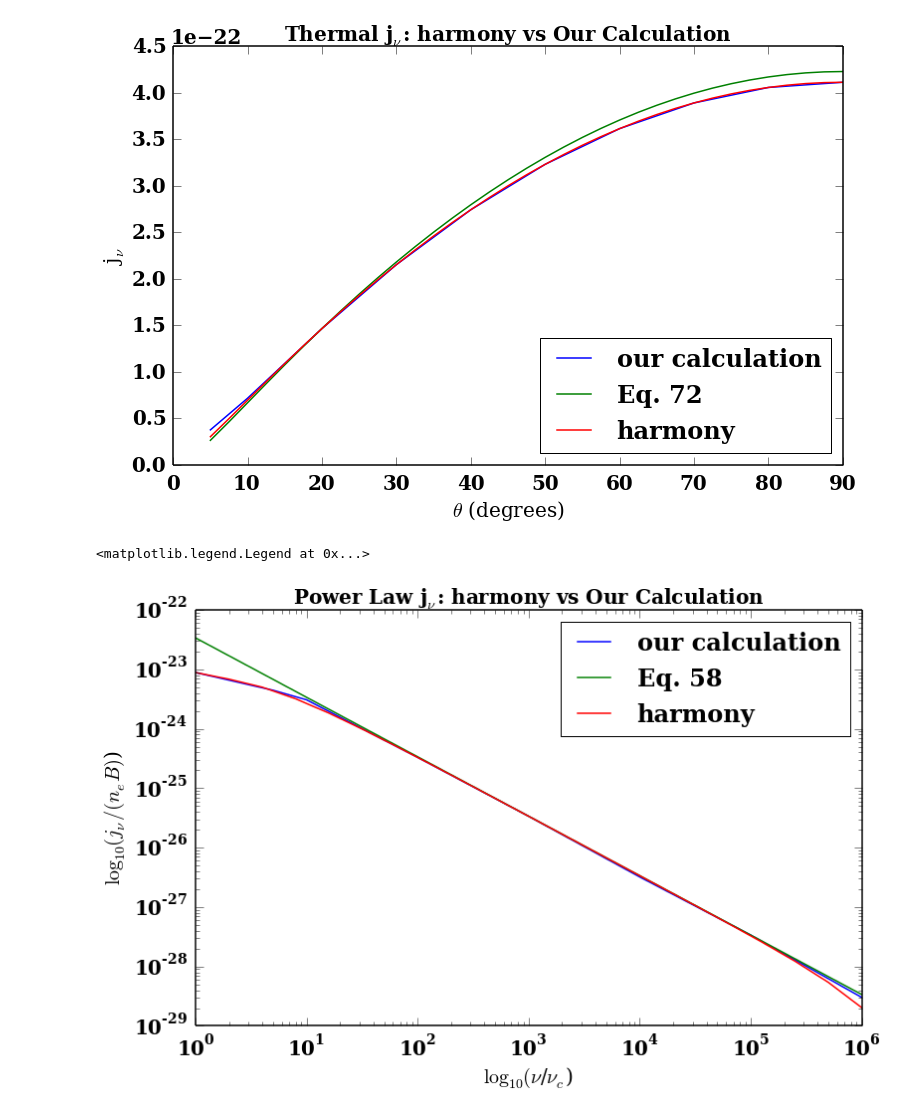
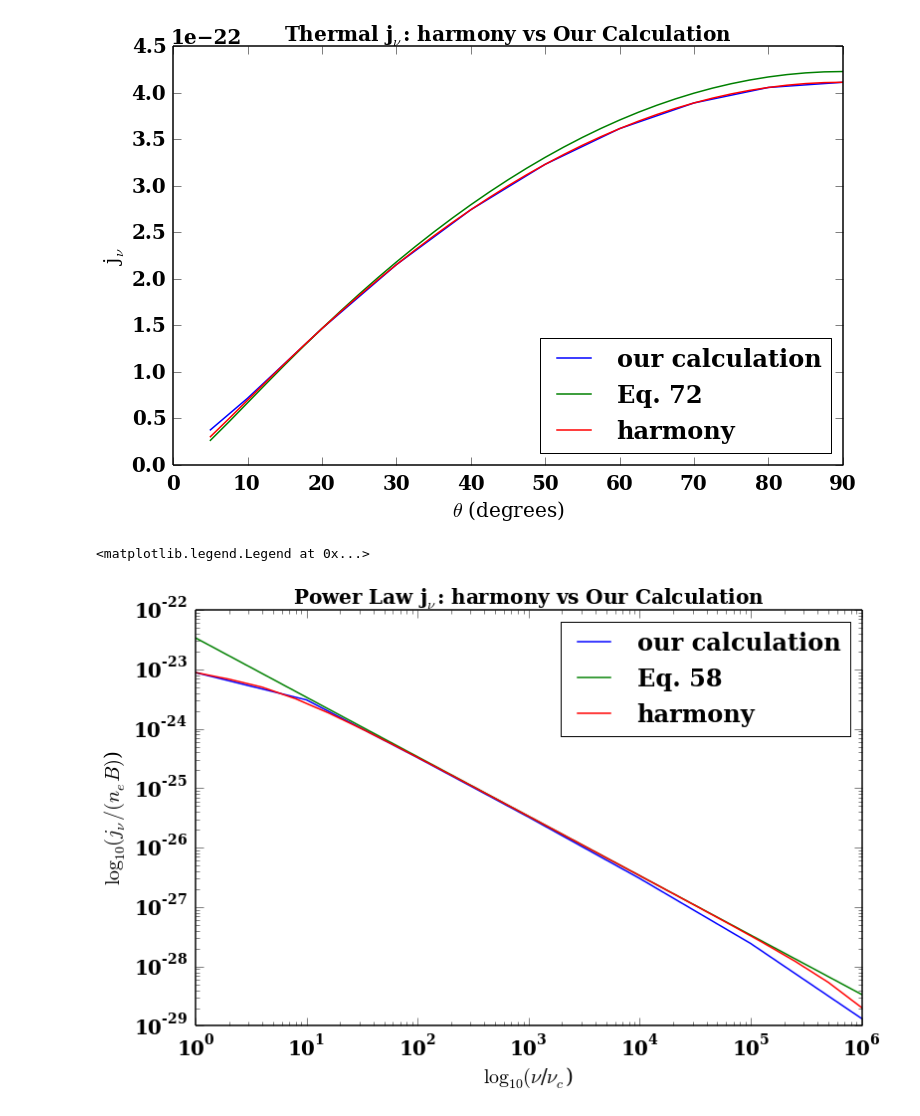
Before and after one commit to aapandy2/kappa_distributions, a Jupyter notebook: jnu_harmony_vs_ours.ipynb, the cells around one changed output. Drawn from its saved outputs; the diff is of its cells as text; code cells hidden in the pictures.

Commit message:
worked on adding a cutoff to the power-law and kappa distributions

```diff
--- a/jnu_harmony_vs_ours.ipynb
+++ b/jnu_harmony_vs_ours.ipynb
@@ -58,19 +58,20 @@ pl.show()
 # %%
 #NONTHERMAL j_nu: iharmony vs our calculation
 #for gamma_min = 1, gamma_max = 1000, p = 3
 n_e = 1.
 B = 100.
 
 data_nonthermal_iharmony = np.loadtxt('/home/alex/iharmony-mod/datafile_nonthermal.txt')
-data_nonthermal_ours = np.loadtxt('/home/alex/Documents/jnu_power_law_ours.txt')
+#data_nonthermal_ours = np.loadtxt('/home/alex/Documents/jnu_power_law_ours.txt')
+data_nonthermal_ours = np.loadtxt('/home/alex/Documents/power_law_with_cutoff.txt')
 
 pl.xlabel("$\\log_{10}(\\nu$/$\\nu_c$)")
 pl.ylabel("$\\log_{10}(j_\\nu / (n_eB)$)")
 pl.loglog(data_nonthermal_ours[:, 0], (1./(n_e * B)) * data_nonthermal_ours[:, 1], label='our calculation')
 pl.loglog(data_nonthermal_iharmony[:, 0], (1./(n_e * B)) * data_nonthermal_iharmony[:, 2], label='Eq. 58')
 pl.loglog(data_nonthermal_iharmony[:, 0], (1./(n_e * B)) * data_nonthermal_iharmony[:, 1], label='harmony')
 pl.title('Power Law j$_\\nu$: harmony vs Our Calculation')
 pl.legend()
 # %% [output]
 <matplotlib.legend.Legend at 0x...>
-[figure, old version]
+[figure, new version]
```
Also changed, not shown: 4 other files.
